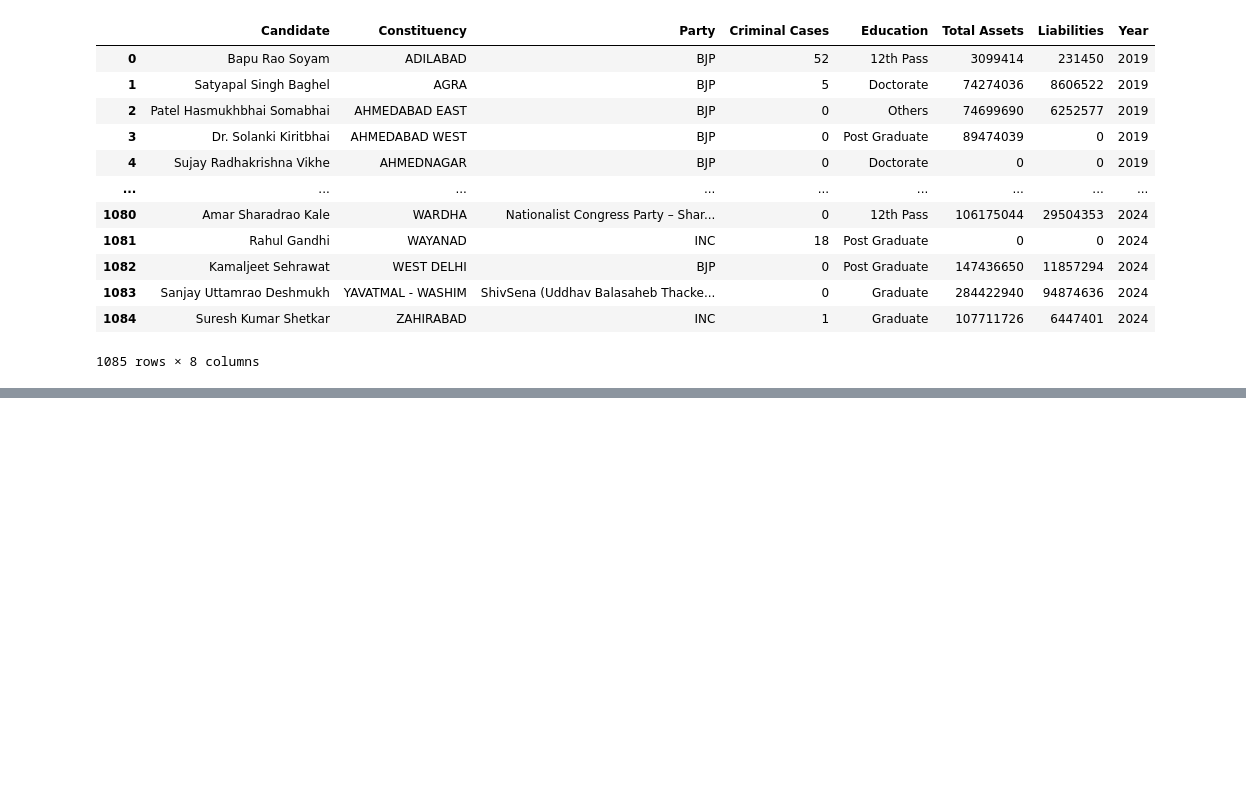
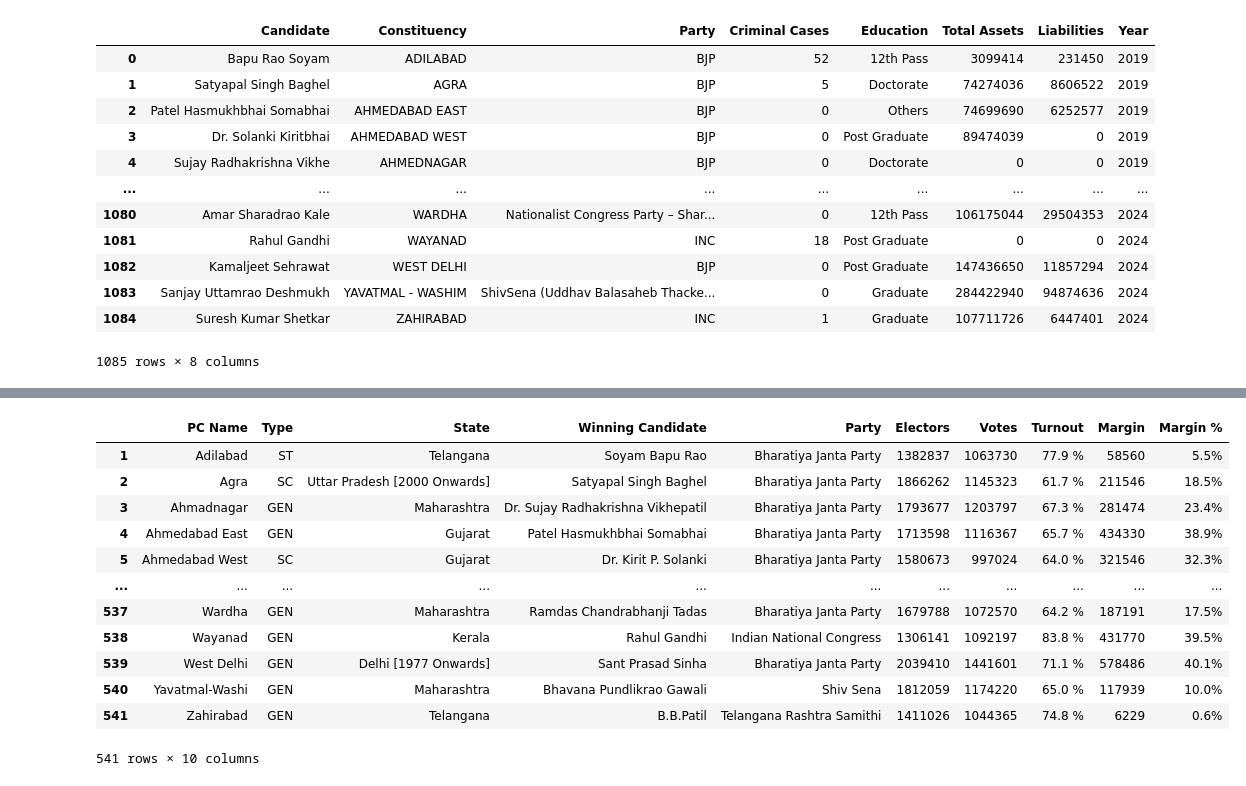
Before and after one commit to ujjwaltyagi2000/manthan, a Jupyter notebook: notebooks/4-data-cleaning.ipynb, the cells around one changed output, grey strips where cells are left out. Saved outputs shown, nothing was run; the diff lists cells and outputs as text; code cells hidden in the pictures; blank space fills up the shorter version.

Commit message:
feat: add clean winning candidates' turnout data

```diff
--- a/notebooks/4-data-cleaning.ipynb
+++ b/notebooks/4-data-cleaning.ipynb
@@ -1586,0 +1589,3 @@ winning_combined_df.to_csv("../data/processed/winning_background.csv", index=Fal
+# %%
+winning_turnout_2019 = pd.read_csv("../data/raw/turnout_data_2019.csv")
+winning_turnout_2024 = pd.read_csv("../data/raw/turnout_data_2024.csv")
@@ -1586,0 +1608,22 @@ winning_combined_df.to_csv("../data/processed/winning_background.csv", index=Fal
+# %%
+winning_turnout_2019.columns = winning_turnout_2019.iloc[0]
+# %%
+winning_turnout_2019 = winning_turnout_2019.drop(0)
+# %%
+winning_turnout_2019.drop(columns=['#','No'], inplace=True)
+# %%
+winning_turnout_2019
+# %% [output]
+|  | PC Name | Type | State | Winning Candidate | Party | Electors | Votes | Turnout | Margin | Margin % |
+| 1 | Adilabad | ST | Telangana | Soyam Bapu Rao | Bharatiya Janta Party | 1382837 | 1063730 | 77.9 % | 58560 | 5.5% |
+| 2 | Agra | SC | Uttar Pradesh [2000 Onwards] | Satyapal Singh Baghel | Bharatiya Janta Party | 1866262 | 1145323 | 61.7 % | 211546 | 18.5% |
+| 3 | Ahmadnagar | GEN | Maharashtra | Dr. Sujay Radhakrishna Vikhepatil | Bharatiya Janta Party | 1793677 | 1203797 | 67.3 % | 281474 | 23.4% |
+| 4 | Ahmedabad East | GEN | Gujarat | Patel Hasmukhbhai Somabhai | Bharatiya Janta Party | 1713598 | 1116367 | 65.7 % | 434330 | 38.9% |
+| 5 | Ahmedabad West | SC | Gujarat | Dr. Kirit P. Solanki | Bharatiya Janta Party | 1580673 | 997024 | 64.0 % | 321546 | 32.3% |
+| ... | ... | ... | ... | ... | ... | ... | ... | ... | ... | ... |
+| 537 | Wardha | GEN | Maharashtra | Ramdas Chandrabhanji Tadas | Bharatiya Janta Party | 1679788 | 1072570 | 64.2 % | 187191 | 17.5% |
+| 538 | Wayanad | GEN | Kerala | Rahul Gandhi | Indian National Congress | 1306141 | 1092197 | 83.8 % | 431770 | 39.5% |
+| 539 | West Delhi | GEN | Delhi [1977 Onwards] | Sant Prasad Sinha | Bharatiya Janta Party | 2039410 | 1441601 | 71.1 % | 578486 | 40.1% |
+| 540 | Yavatmal-Washi | GEN | Maharashtra | Bhavana Pundlikrao Gawali | Shiv Sena | 1812059 | 1174220 | 65.0 % | 117939 | 10.0% |
+| 541 | Zahirabad | GEN | Telangana | B.B.Patil | Telangana Rashtra Samithi | 1411026 | 1044365 | 74.8 % | 6229 | 0.6% |
+541 rows × 10 columns
```
Also changed, not shown: parts of 12 cells of this notebook, 1 other file.
